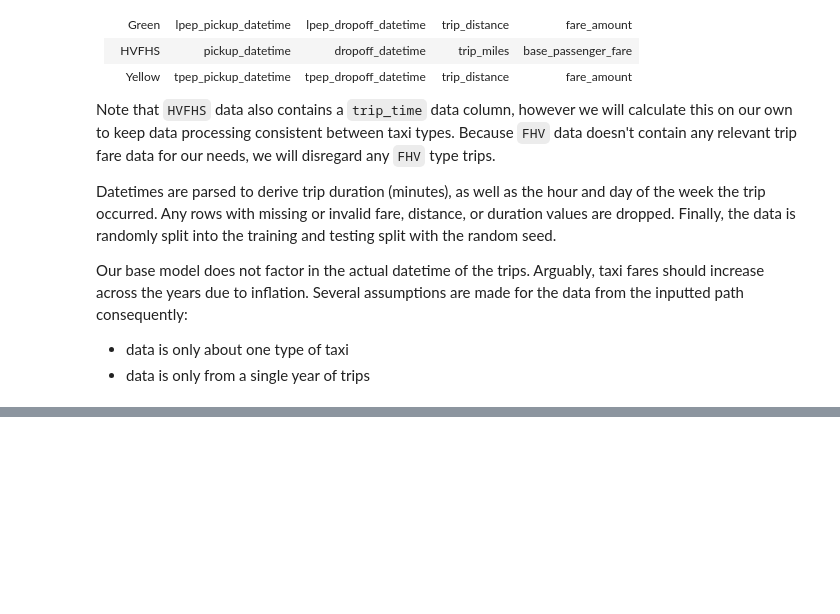
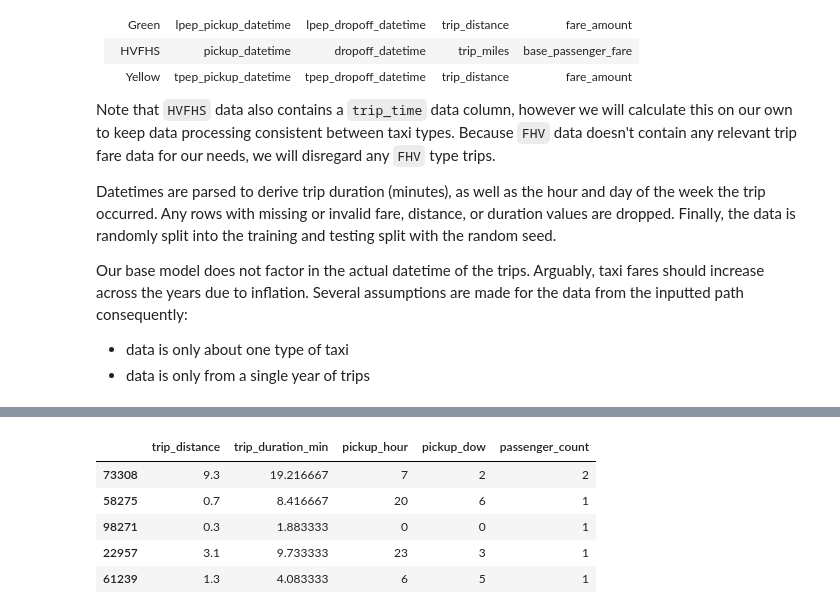
Before and after one commit to TangyKiwi/DSC-291-AWS, a Jupyter notebook: gam/MAIN.ipynb, the cells around one changed output, grey strips where cells are left out. Saved outputs shown, nothing was run; the diff lists cells and outputs as text; code cells hidden in the pictures; blank space fills up the shorter version.

```diff
--- a/gam/MAIN.ipynb
+++ b/gam/MAIN.ipynb
@@ -270,0 +360,31 @@ Successfully read 1 DataFrames. Concatenating...
+# %%
+## Train / Validation Split
+from sklearn.model_selection import train_test_split
+
+feature_cols = [
+    "trip_distance",
+    "trip_duration_min",
+    "pickup_hour",
+    "pickup_dow",
+]
+if "passenger_count" in clean.columns:
+    feature_cols.append("passenger_count")
+
+X = clean[feature_cols].copy()
+y = clean["fare_amount"].copy()
+
+X_train, X_val, y_train, y_val = train_test_split(
+    X,
+    y,
+    train_size=SPLIT,
+    random_state=SEED,
+)
+
+X_train.head()
+# %% [output]
+|  | trip_distance | trip_duration_min | pickup_hour | pickup_dow | passenger_count |
+| 73308 | 9.3 | 19.216667 | 7 | 2 | 2 |
+| 58275 | 0.7 | 8.416667 | 20 | 6 | 1 |
+| 98271 | 0.3 | 1.883333 | 0 | 0 | 1 |
+| 22957 | 3.1 | 9.733333 | 23 | 3 | 1 |
+| 61239 | 1.3 | 4.083333 | 6 | 5 | 1 |
```
Also changed, not shown: parts of 5 cells of this notebook, 1 other file.
